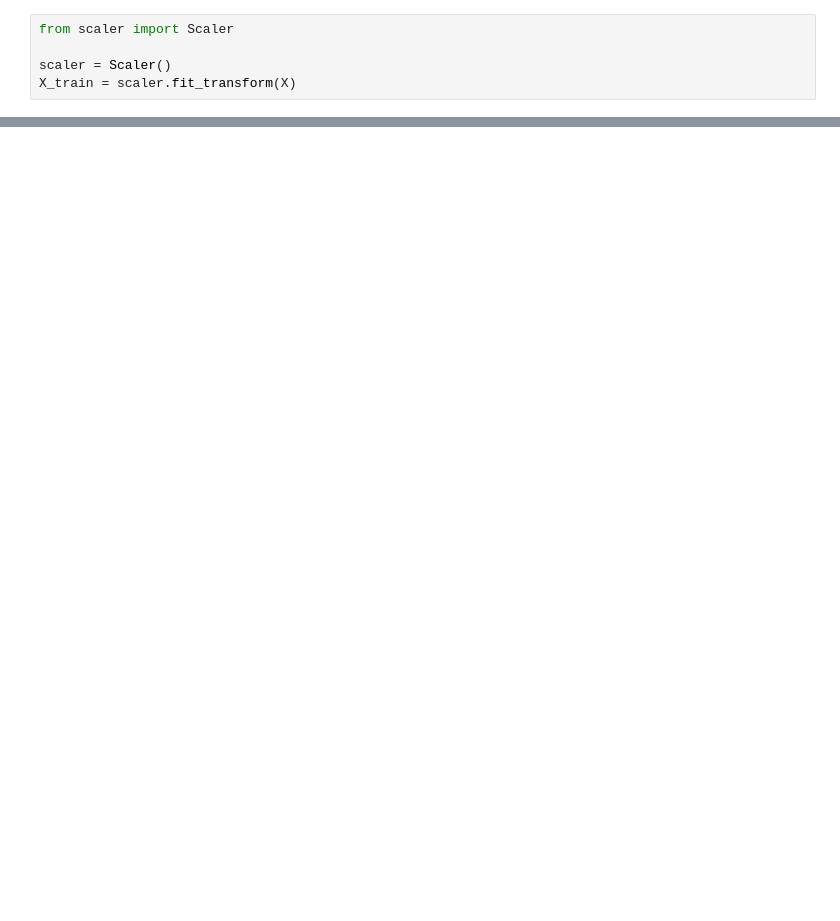
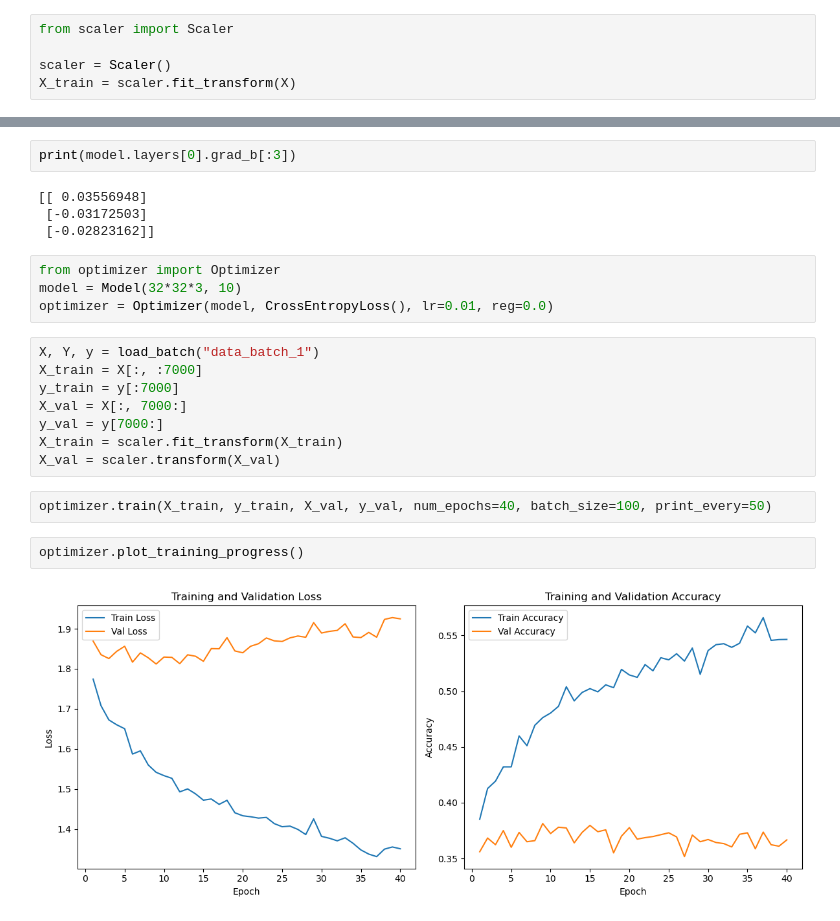
Before and after one commit to kahoujo1/DD2424-assignments, a Jupyter notebook: assignment1/src/ntb.ipynb, the cells around one changed output, grey strips where cells are left out. Cells and saved outputs as stored; diff of their text form; blank space fills up the shorter version.

Commit message:
add training

```diff
--- a/assignment1/src/ntb.ipynb
+++ b/assignment1/src/ntb.ipynb
@@ -19,0 +62,24 @@ X_train = scaler.fit_transform(X)
+# %%
+print(model.layers[0].grad_b[:3])
+# %% [output]
+[[ 0.03556948]
+ [-0.03172503]
+ [-0.02823162]]
+# %%
+from optimizer import Optimizer
+model = Model(32*32*3, 10)
+optimizer = Optimizer(model, CrossEntropyLoss(), lr=0.01, reg=0.0)
+# %%
+X, Y, y = load_batch("data_batch_1")
+X_train = X[:, :7000]
+y_train = y[:7000]
+X_val = X[:, 7000:]
+y_val = y[7000:]
+X_train = scaler.fit_transform(X_train)
+X_val = scaler.transform(X_val)
+# %%
+optimizer.train(X_train, y_train, X_val, y_val, num_epochs=40, batch_size=100, print_every=50)
+# %%
+optimizer.plot_training_progress()
+# %% [output]
+[figure, added]
```
Also changed, not shown: parts of 9 cells of this notebook, 4 other files.
